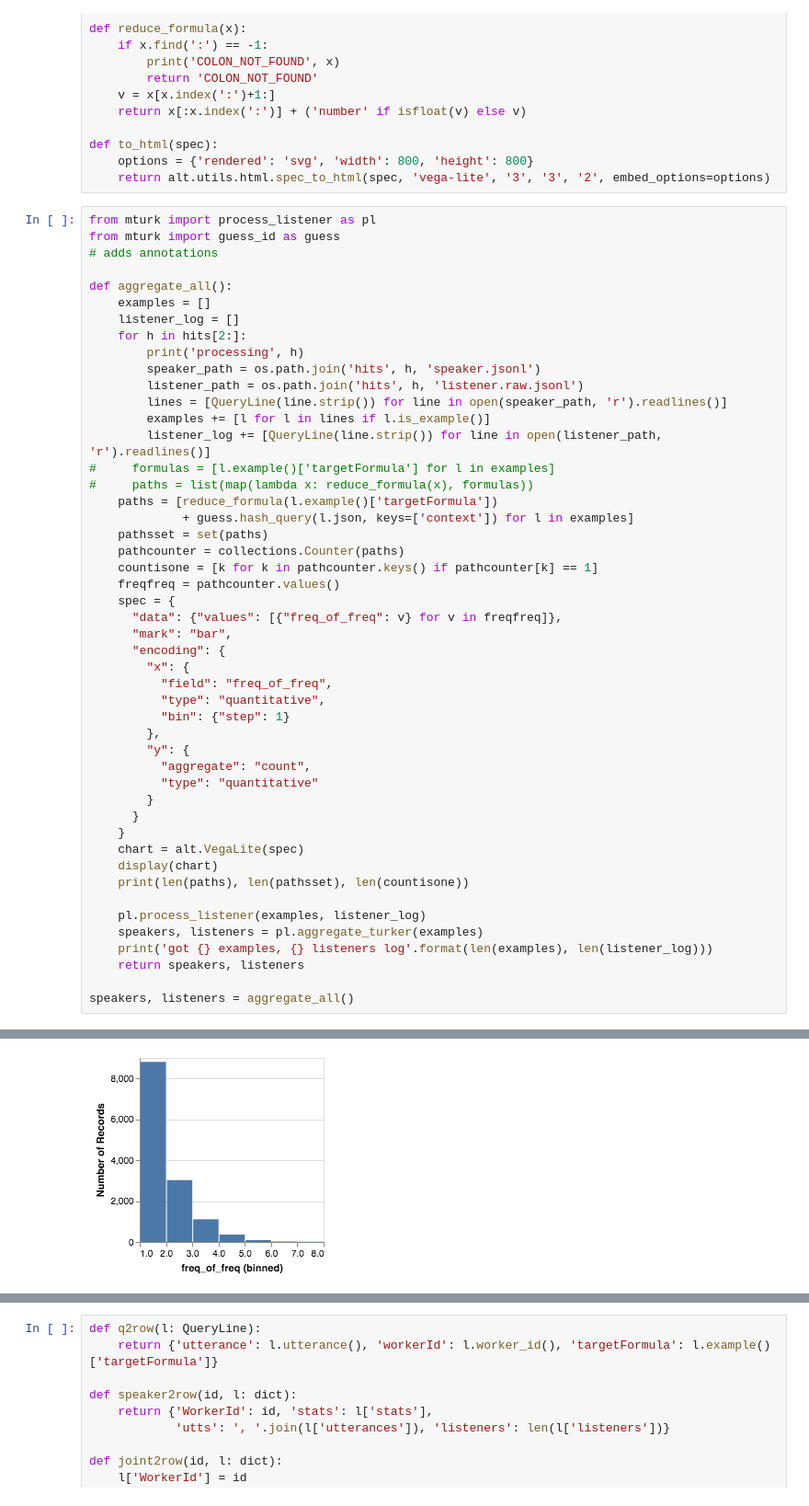
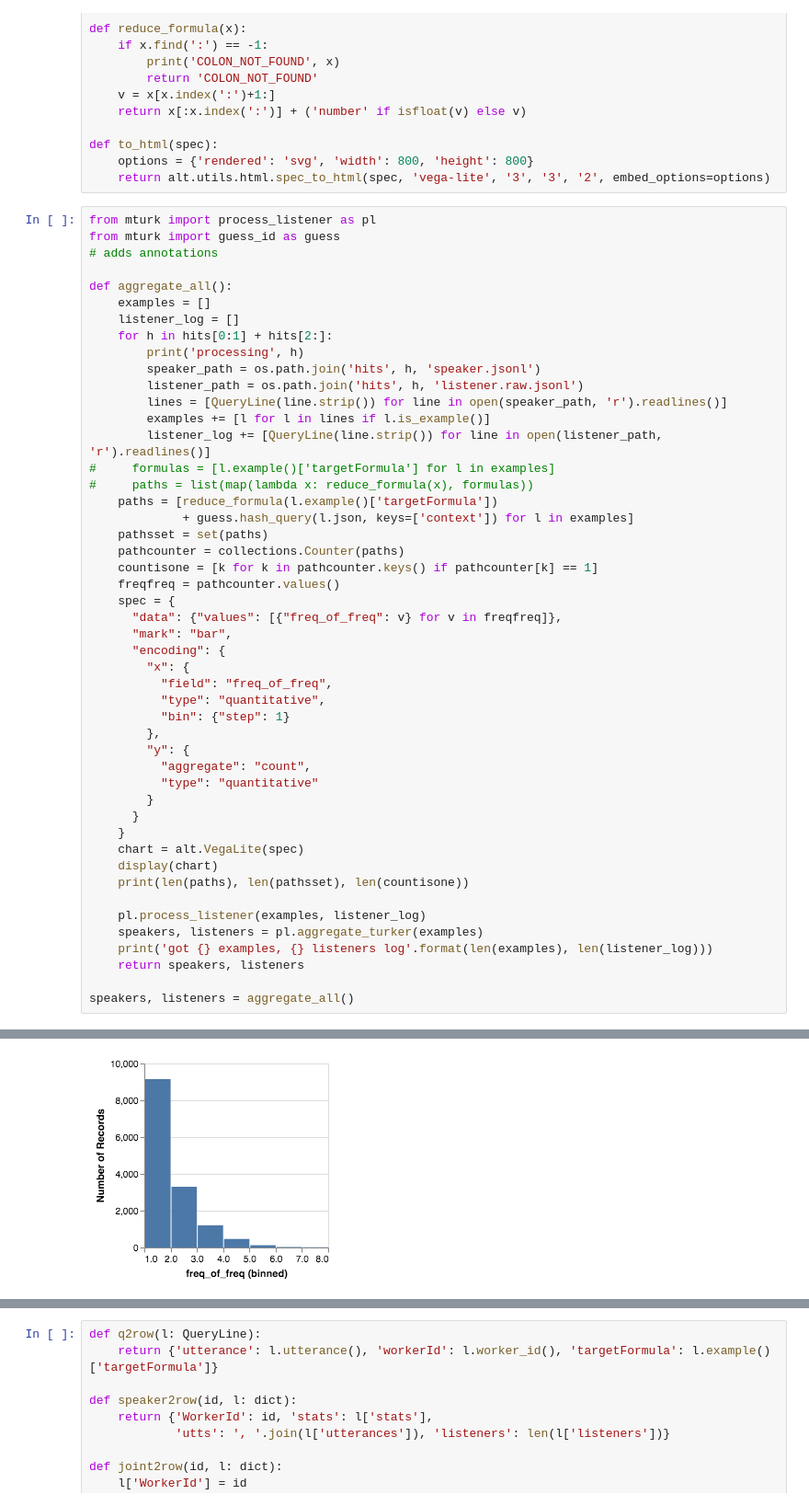
Before and after one commit to stanfordnlp/plot-data, a Jupyter notebook: stats.ipynb, the cells around one changed output, grey strips where cells are left out. Shown at 92% size. Drawn from its saved outputs; the diff is of its cells as text.

```diff
--- a/stats.ipynb
+++ b/stats.ipynb
@@ -130,7 +130,7 @@ from mturk import guess_id as guess
 def aggregate_all():
     examples = []
     listener_log = []
-    for h in hits[2:]:
+    for h in hits[0:1] + hits[2:]:
         print('processing', h)
         speaker_path = os.path.join('hits', h, 'speaker.jsonl')
         listener_path = os.path.join('hits', h, 'listener.raw.jsonl')
@@ -182 +191 @@ processing 2018-09-13_12-06-31
-[figure, old version]
+[figure, new version]
```
Also changed, not shown: parts of 4 cells of this notebook, 29 other files.
